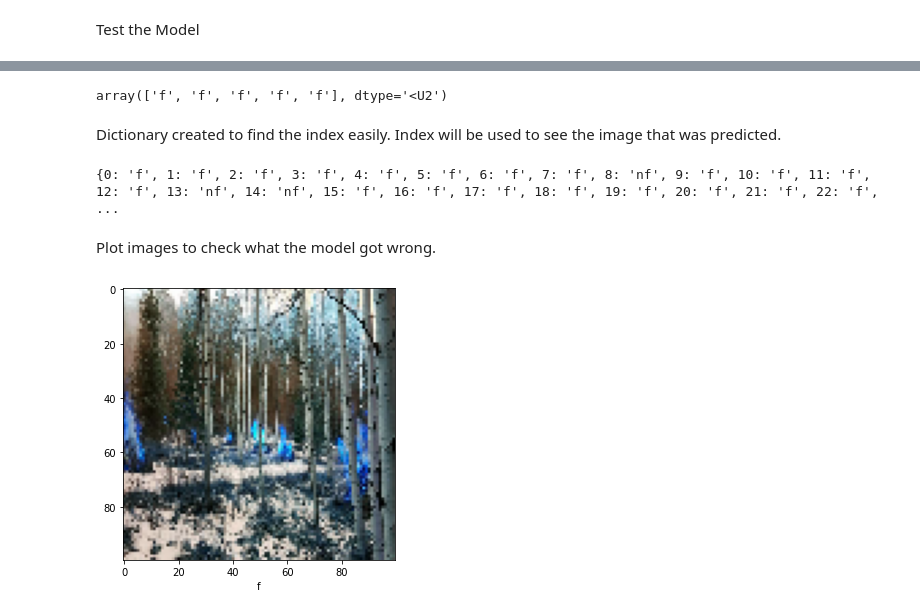
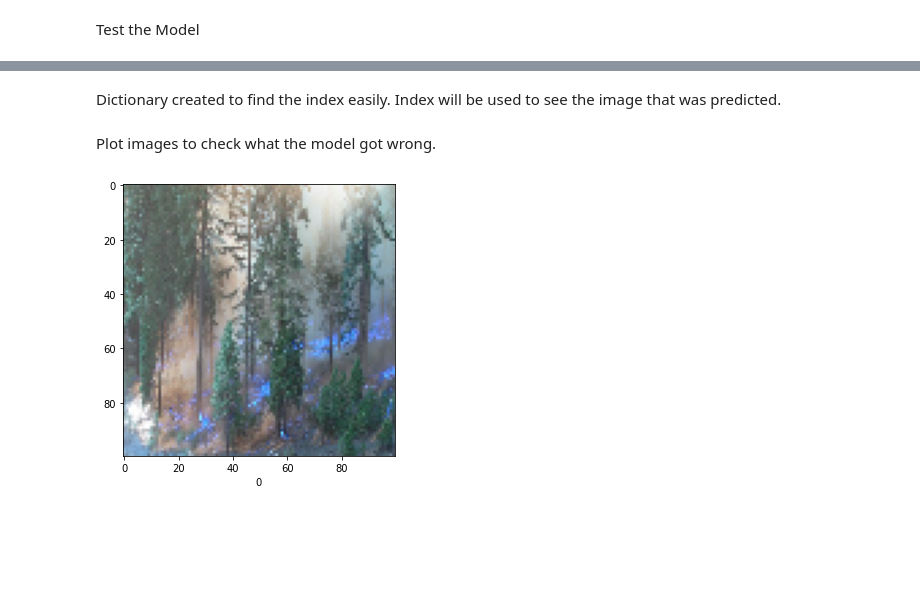
Before and after one commit to AdamN527/IdentiFire, a Jupyter notebook: IdentiFire.ipynb, the cells around one changed output, grey strips where cells are left out. Cells and saved outputs as stored; diff of their text form; code cells hidden in the pictures; blank space fills up the shorter version.

```diff
--- a/IdentiFire.ipynb
+++ b/IdentiFire.ipynb
@@ -86,8 +88,8 @@ def plot_sample(X, y, index):
 # %% [markdown]
 Normalize Data by diving by 255. OpenCV uses BRG, not RGB. Each image has 3 channels (Blue, Green, Red), each can range from 0-255.
 # %%
-train_data = train_data / 255.0
-test_data = test_data / 255.0
+#train_data = train_data / 255.0
+#test_data = test_data / 255.0
 # %% [markdown]
 Encode label. (Fire = 0; Non_fire = 1)
 # %%
@@ -141,16 +160,14 @@ model.evaluate(test_data,test_label, batch_size=64)
 # %%
-pred = model.predict(test_data)
+#pred = model.predict(test_data)
 
 #trnasfomr the predction of model to binary
-pred = np.transpose(pred)[0]
-pred = list(map(lambda x: 0 if x<0.5 else 1, pred))
+#pred = np.transpose(pred)[0]
+#pred = list(map(lambda x: 0 if x<0.5 else 1, pred))
 
 #transfrom it back to f or nf to read
-pred = le.inverse_transform(pred)
-test_label = le.inverse_transform(test_label)
-pred[:5]
+#pred = le.inverse_transform(pred)
+#test_label = le.inverse_transform(test_label)
+#pred[:5]
-# %% [output]
-array(['f', 'f', 'f', 'f', 'f'], dtype='<U2')
 # %% [markdown]
 Dictionary created to find the index easily. Index will be used to see the image that was predicted.
 # %%
@@ -161,4 +177,0 @@ for count,i in enumerate(pred):
-# %%
-print(check)
-# %% [output]
-{0: 'f', 1: 'f', 2: 'f', 3: 'f', 4: 'f', 5: 'f', 6: 'f', 7: 'f', 8: 'nf', 9: 'f', 10: 'f', 11: 'f', 12: 'f', 13: 'nf', 14: 'nf', 15: 'f', 16: 'f', 17: 'f', 18: 'f', 19: 'f', 20: 'f', 21: 'f', 22: 'f', ...
@@ -165,6 +180,6 @@ print(check)
 # %% [markdown]
 Plot images to check what the model got wrong.
 # %%
-plot_sample(test_data, test_label, 8)
+plot_sample(test_data, test_label, 29)
 # %% [output]
-[figure, old version]
+[figure, new version]
```
Also changed, not shown: parts of 9 cells of this notebook.
